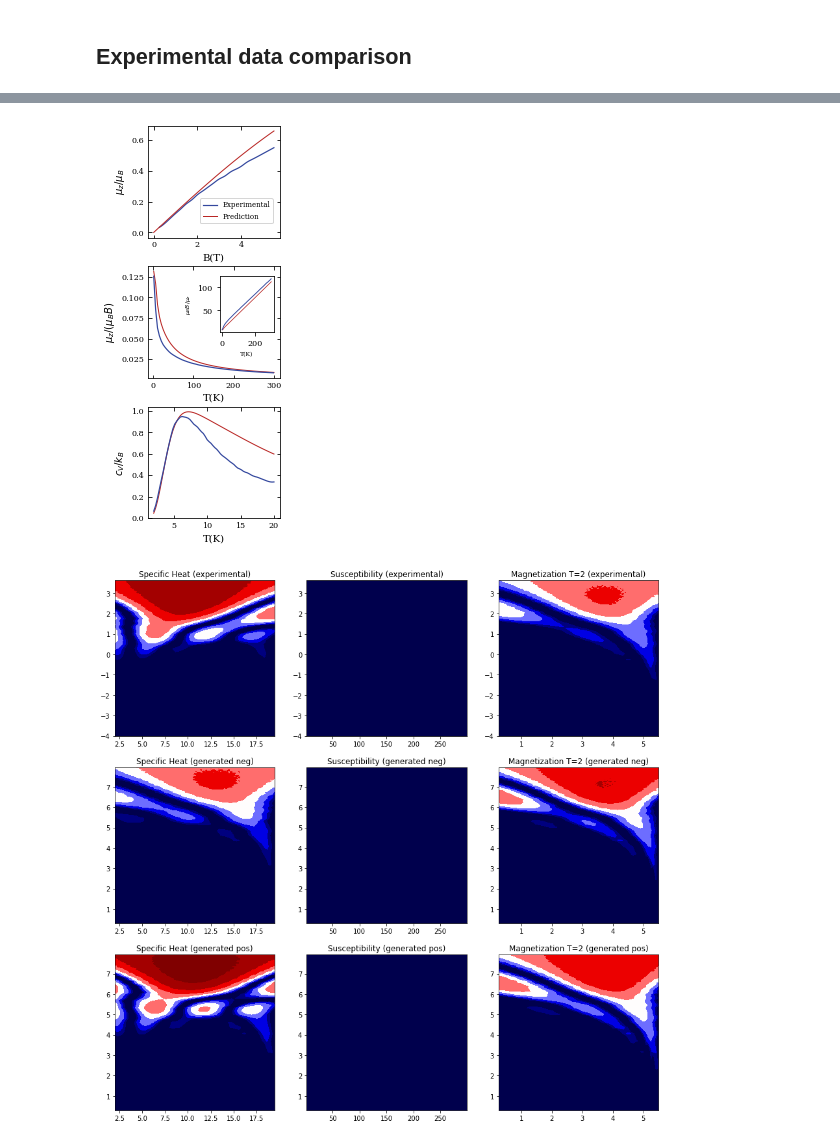
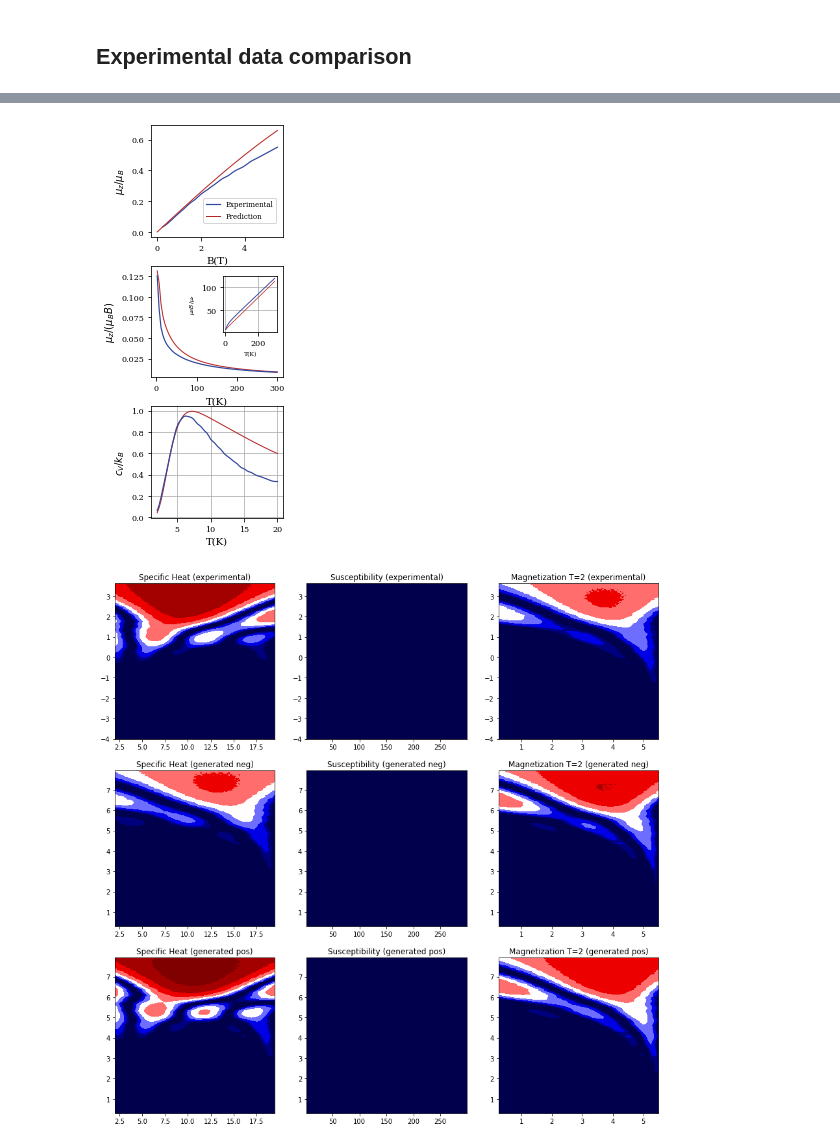
Before and after one commit to Orth-Research/ml_cr, a Jupyter notebook: TrainingData_C4v_4/Experimental_network_C4v_4.ipynb, the cells around one changed output, grey strips where cells are left out. Drawn from its saved outputs; the diff is of its cells as text; code cells hidden in the pictures.

```diff
--- a/TrainingData_C4v_4/Experimental_network_C4v_4.ipynb
+++ b/TrainingData_C4v_4/Experimental_network_C4v_4.ipynb
@@ -657,10 +661,10 @@ plt.rc('xtick', labelsize=8)
 plt.rc('ytick', labelsize=8)
 plt.rc('axes', labelsize=8)
 plt.tight_layout()
-
-for i in range(3):
-    ax[i].xaxis.set_tick_params(which='major', direction='in', top='on')
-    ax[i].yaxis.set_tick_params(which='major', direction='in', right='on')
+plt.grid()
+# for i in range(3):
+    # ax[i].xaxis.set_tick_params(which='major', direction='in', top='on')
+    # ax[i].yaxis.set_tick_params(which='major', direction='in', right='on')
 
 # ax[2].plot(np.array(exp_out_neg[1])[:,:,0].flatten(), np.array(exp_out_neg[1])[:,:,1].flatten(), c='r', linewidth=1)
 ax[2].plot(np.array(exp_out_pos[1])[:,:,0].flatten(), np.array(exp_out_pos[1])[:,:,1].flatten(), c='#b92725', linewidth=1)
@@ -675,35 +679,35 @@ ax[1].plot(chi_c_x, chi_c, c='#34489e', linewidth=1.2) # susc
 ax[1].set_xlabel('T(K)', fontsize=10)
 ax[1].set_ylabel('$\mu_z/(\mu_B B)$', fontsize=10)
 # ax[1].set_title('Susceptibility, [0,0,1] direction', fontsize=12)
 
 ax[0].plot(mag_c_x, mag_c, c='#34489e', linewidth=1.2, label='Experimental') # susc
 ax[0].set_xlabel('B(T)', fontsize=10)
 ax[0].plot(np.array(exp_out_pos[3])[:,:,0,0].flatten(), np.array(exp_out_pos[3])[:,:,0,2].flatten(), c='#b92725', linewidth=1, label="Prediction")
 # ax[0].plot(np.array(exp_out_neg[3])[:,:,0,0].flatten(), np.array(exp_out_neg[3])[:,:,0,2].flatten(), c='r', linewidth=1, label='Negative')
 ax[0].set_ylabel('$\mu_z/\mu_B$', fontsize=10)
 # ax[2].set_title('Magnetization at 2K, [0,0,1] direction', fontsize=12)
 
 plt.rc('axes', linewidth=0.8)
 ax2 = plt.axes([0.57, 0.49, 0.30, 0.13])
 ax2.plot(np.array(exp_out_pos[2])[:,:,0].flatten(), 1/np.array(exp_out_pos[2])[:,:,1].flatten(), c='#b92725', label='Prediction', linewidth=0.7)
 # ax2.plot(np.array(exp_out_neg[2])[:,:,0].flatten(), 1/np.array(exp_out_neg[2])[:,:,1].flatten(), c='r', label='Negative', linewidth=0.7)
 ax2.plot(chi_c_x, 1/chi_c, c='#34489e', linewidth=0.9) # inverse chi
 ax2.set_ylabel('$\mu_B B/\mu_z$', fontsize=6)
 ax2.set_xlabel('T(K)', fontsize=6)
 # ax2.set_ylim([0, 160])
 
 
 # plt.text(0.47, 0.08, "(a)", transform=ax[0].transAxes)
 # plt.text(0.47, 0.84, "(b)", transform=ax[1].transAxes)
 # plt.text(0.47, 0.84, "(c)", transform=ax[2].transAxes)
-
+plt.grid()
 ax[0].legend(bbox_to_anchor=(0.67,0.24), loc='center', framealpha=0.8, fontsize=7)
 # ax[1].legend(loc='middle right', framealpha=1)
 plt.savefig('C4v_4_experimental_results.png', dpi=300, transparent=False, bbox_inches='tight')
 
 plt.show()
 # %% [output]
-[figure, old version]
+[figure, new version]
 # %%
 scale = np.linspace(1, 200, 64)
 levels = [0.0625, 0.125, 0.25, 0.5, 1, 2, 4, 8]
```
Also changed, not shown: parts of 6 cells of this notebook, 8 other files.
